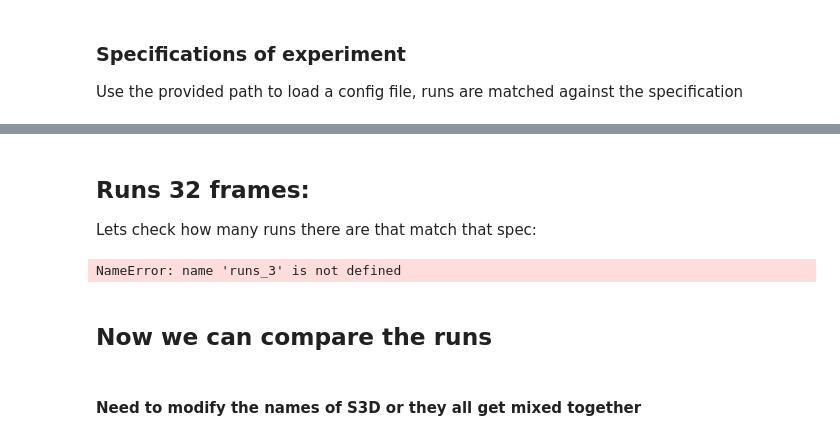
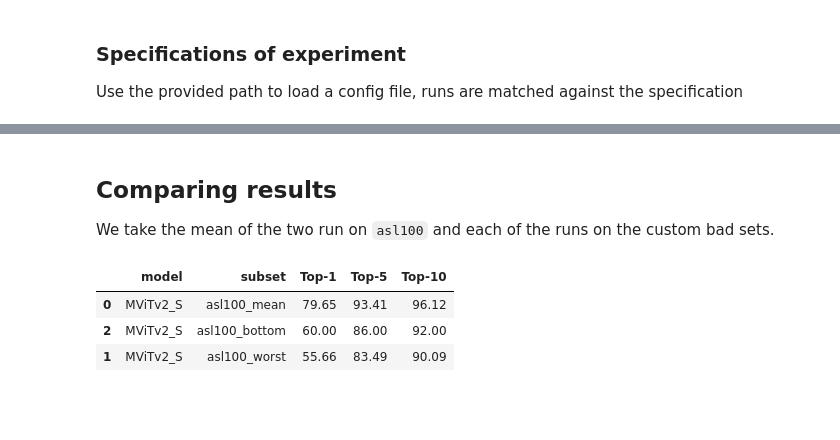
Before and after one commit to 0p3nTheSauce/SLR, a Jupyter notebook: src/results/dataset_analysis/different_100s.ipynb, the cells around one changed output, grey strips where cells are left out. Saved outputs shown, nothing was run; the diff lists cells and outputs as text; code cells hidden in the pictures; blank space fills up the shorter version.

```diff
--- a/src/results/dataset_analysis/different_100s.ipynb
+++ b/src/results/dataset_analysis/different_100s.ipynb
@@ -162,16 +149,4 @@ print(len(runs['results']))
-# %% [markdown]
-## Runs 32 frames:
-
-Lets check how many runs there are that match that spec:
-
-<!-- Note there were 3 extra asl100s. We will take exp007 because it is used as a starting point for the asl300 run -->
-# %%
-# runs_32['results'] = runs_32['results'][:-3]
-for run in runs_3['results']:
-    print_json(run['admin'])
-    print()
-print(len(runs_32['results']))
-# %% [output]
-NameError: name 'runs_3' is not defined
 # %% [markdown]
-## Now we can compare the runs
+## Comparing results
+
+We take the mean of the two run on `asl100` and each of the runs on the custom bad sets.
@@ -182,22 +153,42 @@ set_name = 'test'
-# %% [markdown]
-#### Need to modify the names of S3D or they all get mixed together
 # %%
+avail_acc_types = ["top_k_average_per_class_acc", "top_k_per_instance_acc"]
+acc_type = avail_acc_types[1]
+set_name = 'test'
+
 df_format = []
-for res in runs_16['results']: # + runs_32['results'] :
+
+mvit_average = {'top1': 0, 'top2': 0, 'top3': 0}
+num_mvit = 0
+li = []
+for i, res in enumerate(runs['results']):
     model_name = res['admin']['model']
-    if model_name == 'S3D':
-        model_name += '_16'
+    split = res['admin']['split']
+    if split == 'asl100':
+        mvit_average = {k : v + v2 for (k,v), v2 in zip(res['results'][set_name][acc_type].items(), mvit_average.values())}
+        num_mvit += 1
+        li.append(i)
+
+df_format.append({'model': 'MViTv2_S', 'subset': 'asl100_mean'} | {k : v / num_mvit for k, v in mvit_average.items()})
+
+for res in runs['results']:
+    model_name = res['admin']['model']
+    split = res['admin']['split']
+    if split =='asl100':
+        continue
     df_format.append(
-        {'model': model_name, 'subset': res['admin']['split']} | {k : v for k, v in res['results'][set_name][acc_type].items()}
-    )
-
-for res in runs_32['results'] :
-    model_name = res['admin']['model']
-    if model_name == 'S3D':
-        model_name += '_32'
-    df_format.append(
-        {'model': model_name, 'subset': res['admin']['split']} | {k : v for k, v in res['results'][set_name][acc_type].items()}
+        {'model': model_name, 'subset': split} | {k : v for k, v in res['results'][set_name][acc_type].items()}
     )
 
 
 df = pd.DataFrame(df_format)
+df = df.rename(columns={"top1": "Top-1", "top5": "Top-5", "top10": "Top-10"})
+df['Top-1'] = df['Top-1'].apply(lambda x: f'{x*100:.2f}')
+df['Top-5'] = df['Top-5'].apply(lambda x: f'{x*100:.2f}')
+df['Top-10'] = df['Top-10'].apply(lambda x: f'{x*100:.2f}')
+
+display(df.sort_values('Top-1', ascending=False))
+# %% [output]
+|  | model | subset | Top-1 | Top-5 | Top-10 |
+| 0 | MViTv2_S | asl100_mean | 79.65 | 93.41 | 96.12 |
+| 2 | MViTv2_S | asl100_bottom | 60.00 | 86.00 | 92.00 |
+| 1 | MViTv2_S | asl100_worst | 55.66 | 83.49 | 90.09 |
```
Also changed, not shown: parts of 15 cells of this notebook, 33 other files.
